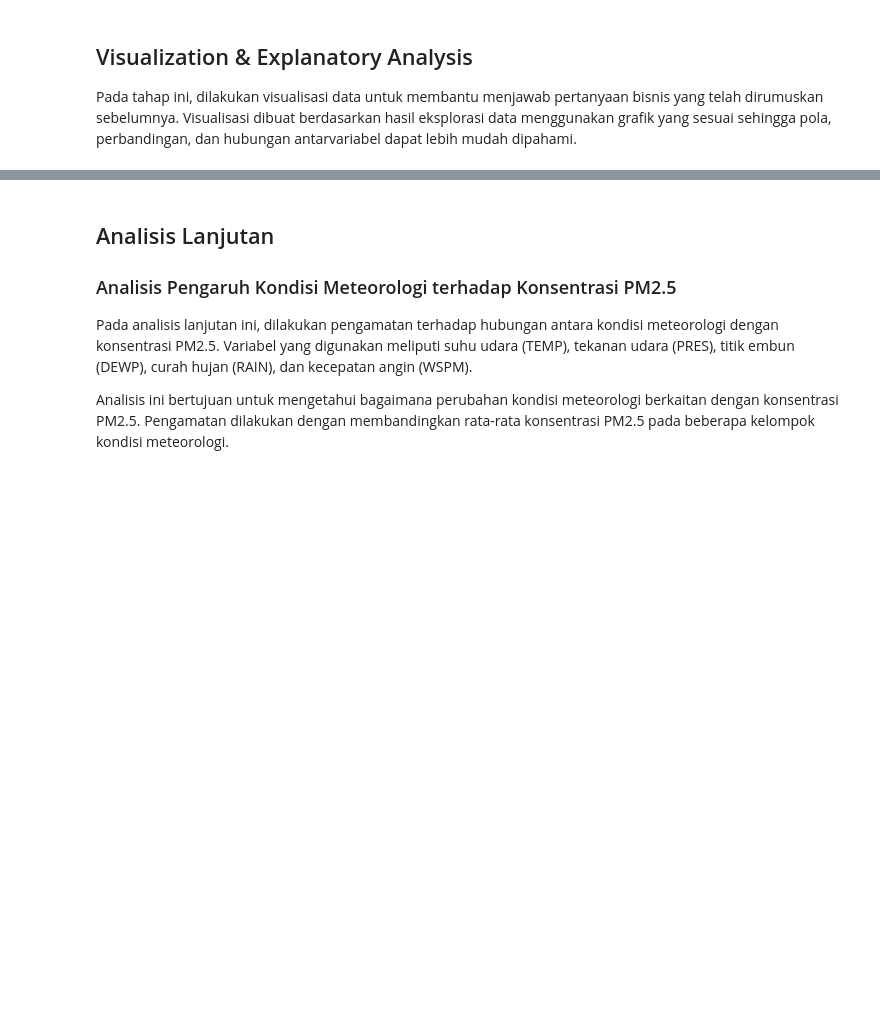
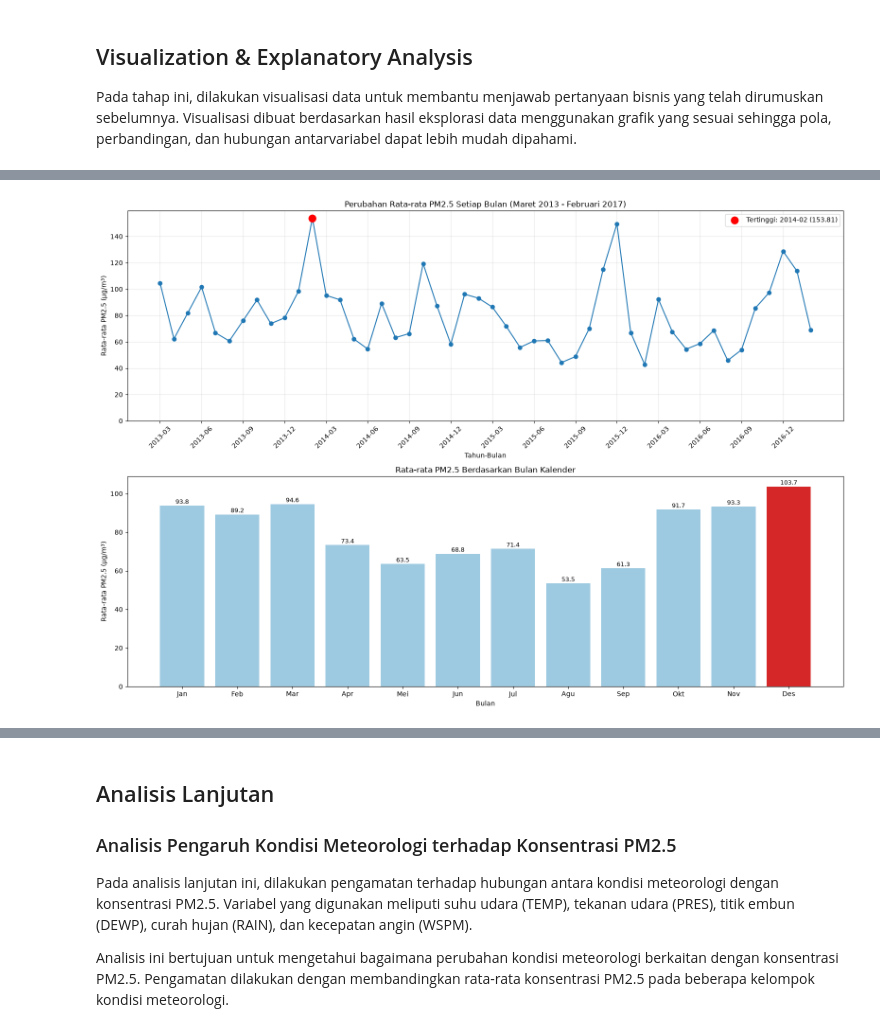
Before and after one commit to bolang1152/air-quality-beijing-dashboard, a Jupyter notebook: notebook.ipynb, the cells around one changed output, grey strips where cells are left out. Cells and saved outputs as stored; diff of their text form; code cells hidden in the pictures; blank space fills up the shorter version.

```diff
--- a/notebook.ipynb
+++ b/notebook.ipynb
@@ -654,0 +697,34 @@ Secara keseluruhan, PM2.5, PM10, SO2, NO2, dan CO cenderung memiliki konsentrasi
+# %%
+fig, axes = plt.subplots(2, 1, figsize=(16, 11))
+
+# (a) Tren bulanan Maret 2013 - Februari 2017
+ax = axes[0]
+ax.plot(pm25_by_year_month.index, pm25_by_year_month.values, marker="o", color="#1f77b4")
+max_ym = pm25_by_year_month.idxmax()
+ax.scatter([max_ym], [pm25_by_year_month.max()], color="red", s=120, zorder=5,
+           label=f"Tertinggi: {max_ym} ({pm25_by_year_month.max():.2f})")
+ax.set_title("Perubahan Rata-rata PM2.5 Setiap Bulan (Maret 2013 - Februari 2017)")
+ax.set_xlabel("Tahun-Bulan")
+ax.set_ylabel("Rata-rata PM2.5 (µg/m³)")
+ax.set_xticks(range(0, len(pm25_by_year_month), 3))
+ax.set_xticklabels(pm25_by_year_month.index[::3], rotation=45)
+ax.set_ylim(bottom=0)
+ax.grid(True, alpha=0.3)
+ax.legend()
+
+# (b) Rata-rata berdasarkan bulan kalender
+ax = axes[1]
+month_names = ["Jan", "Feb", "Mar", "Apr", "Mei", "Jun", "Jul", "Agu", "Sep", "Okt", "Nov", "Des"]
+bar_colors = ["#d62728" if m == pm25_by_calendar_month.idxmax() else "#9ecae1"
+              for m in pm25_by_calendar_month.index]
+ax.bar(month_names, pm25_by_calendar_month.values, color=bar_colors)
+for i, v in enumerate(pm25_by_calendar_month.values):
+    ax.text(i, v + 1, f"{v:.1f}", ha="center", fontsize=9)
+ax.set_title("Rata-rata PM2.5 Berdasarkan Bulan Kalender")
+ax.set_xlabel("Bulan")
+ax.set_ylabel("Rata-rata PM2.5 (µg/m³)")
+
+plt.tight_layout()
+plt.show()
+# %% [output]
+[figure, added]
```
Also changed, not shown: parts of 35 cells of this notebook, 3 other files.
